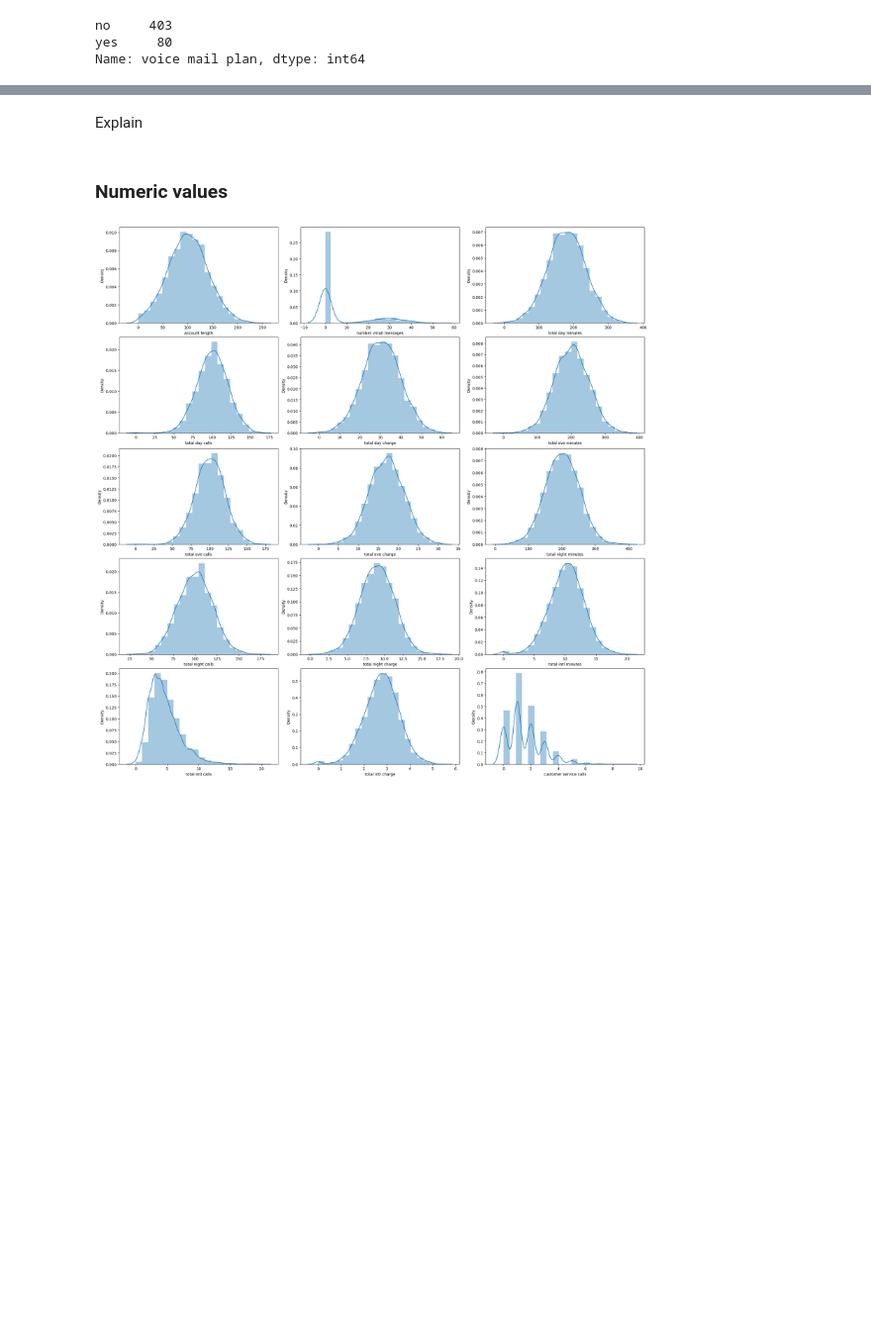
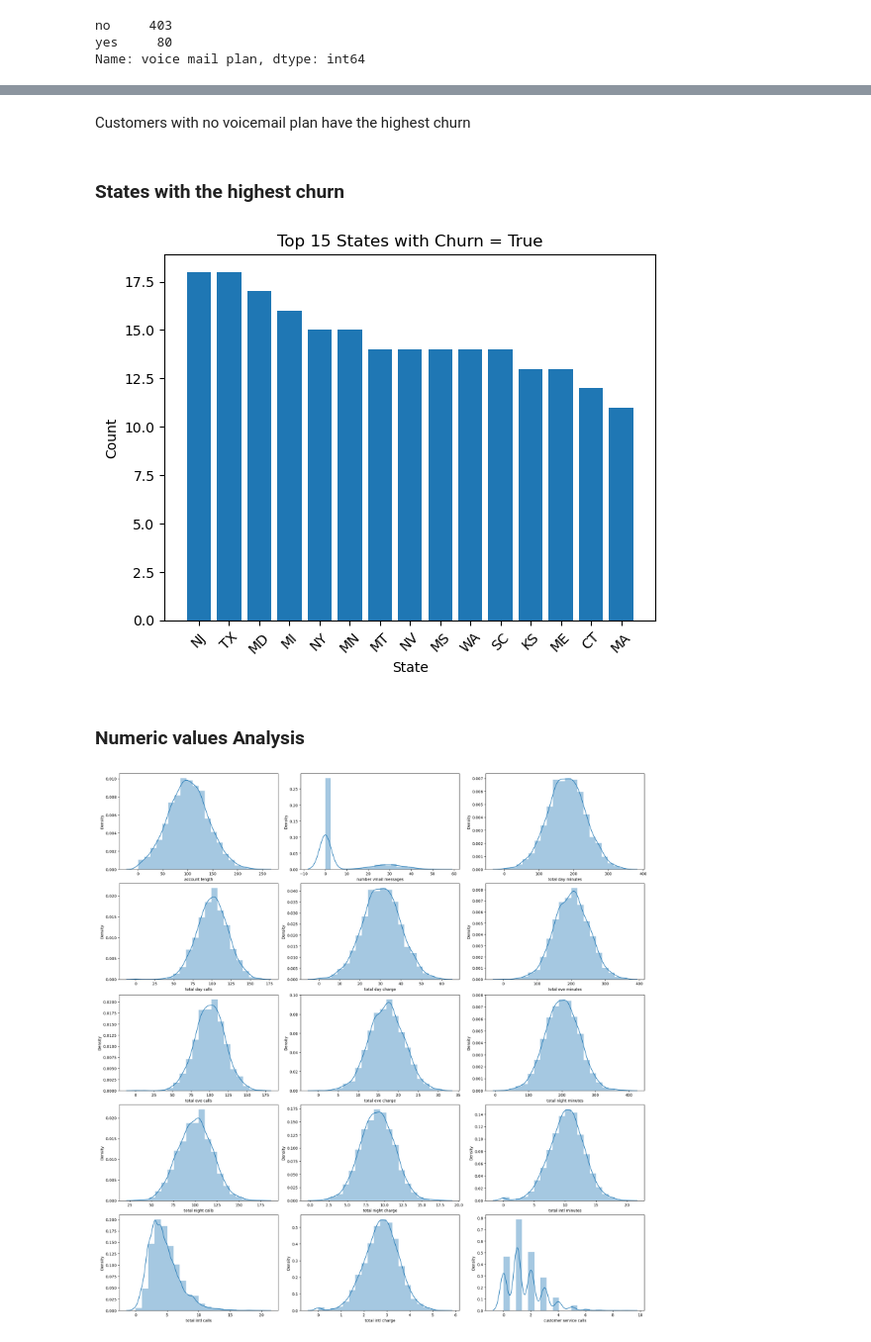
Before and after one commit to billymwangi/telcom-churn-project, a Jupyter notebook: index.ipynb, the cells around one changed output, grey strips where cells are left out. Shown at 99% size. Saved outputs shown, nothing was run; the diff lists cells and outputs as text; code cells hidden in the pictures; blank space fills up the shorter version.

```diff
--- a/index.ipynb
+++ b/index.ipynb
@@ -251,7 +241,31 @@ for i in categoric_cols:
-# %% [markdown]
-Explain
+# %% [markdown]
+Customers with no voicemail plan have the highest churn
+# %% [markdown]
+### States with the highest churn
+# %%
+# Filter the dataframe to include only true churn
+churn_true_df = df[df['churn'] == True]
+
+# Group data by state and count occurrences
+state_counts = churn_true_df['state'].value_counts()
+
+# Sort states by counts in descending order
+sorted_states = state_counts.sort_values(ascending=False)
+
+# Select top 15 states
+top_15_states = sorted_states.head(15)
+
+# Step 5: Plot bar graph
+plt.bar(top_15_states.index, top_15_states.values)
+plt.xlabel('State')
+plt.ylabel('Count')
+plt.title('Top 15 States with Churn = True')
+plt.xticks(rotation=45)
+plt.show()
+# %% [output]
+[figure, added]
 # %% [markdown]
-### Numeric values
+### Numeric values Analysis
 # %%
 # Create the figure and axes
 f, ax = plt.subplots(5, 3, figsize=(20,20 ), constrained_layout=True)
```
Also changed, not shown: parts of 74 cells of this notebook.
